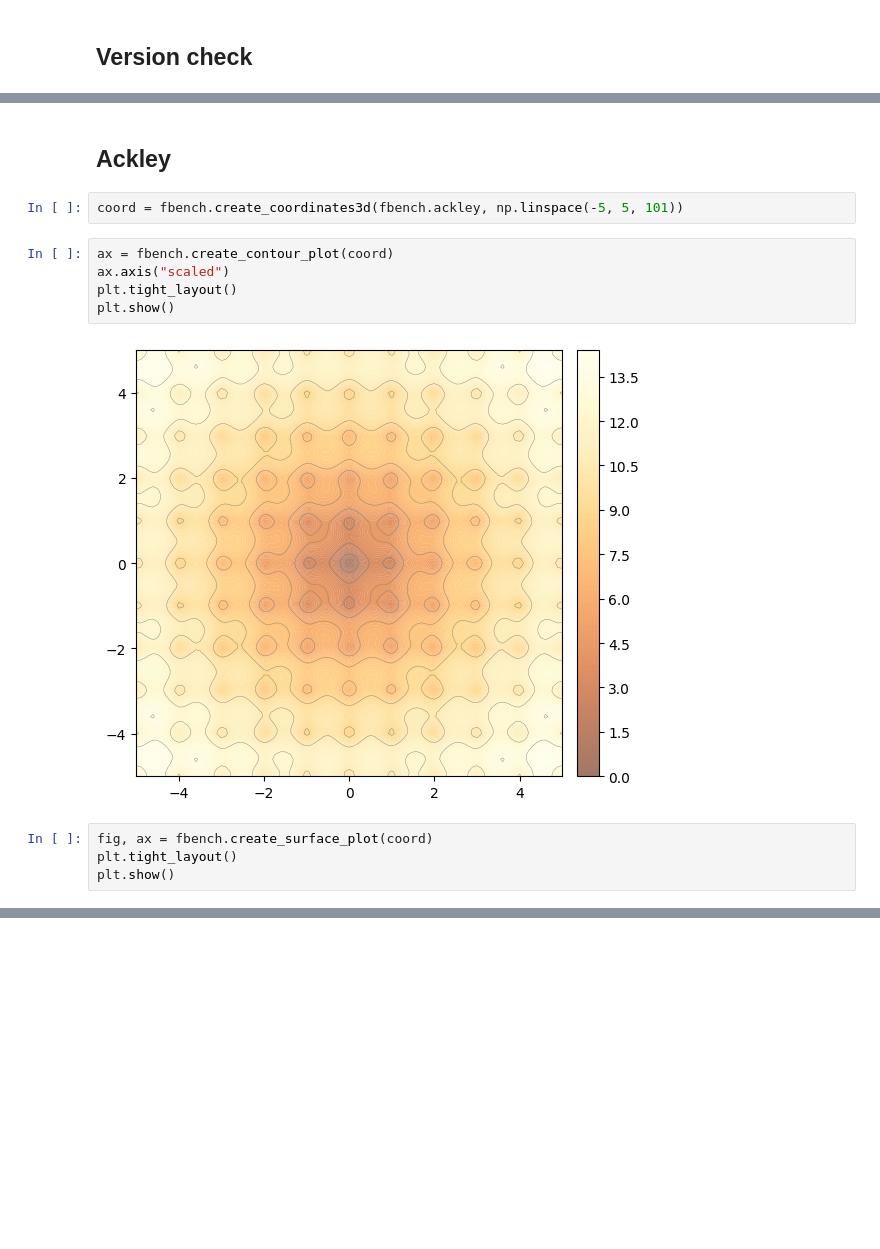
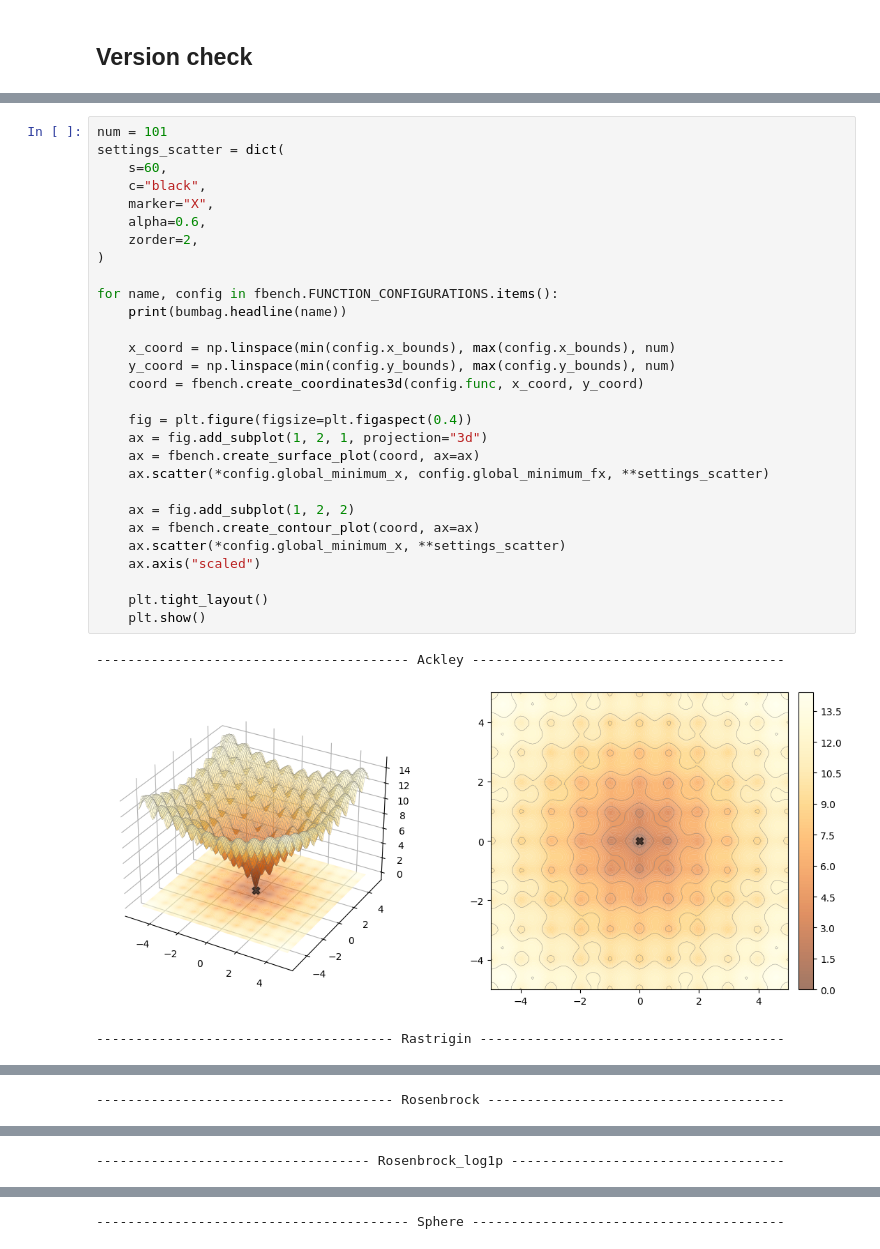
Before and after one commit to estripling/fbench, a Jupyter notebook: docs/source/fBench-functions.ipynb, the cells around one changed output, grey strips where cells are left out. Saved outputs shown, nothing was run; the diff lists cells and outputs as text; blank space fills up the shorter version.

Commit message:
feat: add function configurations (#8)
* refactor: set positional-only and keyword-only

* feat: add function configurations

```diff
--- a/docs/source/fBench-functions.ipynb
+++ b/docs/source/fBench-functions.ipynb
@@ -11,18 +12,36 @@ import fbench
 print(fbench.__version__)
 # %% [output]
 0.1.0
-# %% [markdown]
-## Ackley
-# %%
-coord = fbench.create_coordinates3d(fbench.ackley, np.linspace(-5, 5, 101))
-# %%
-ax = fbench.create_contour_plot(coord)
-ax.axis("scaled")
-plt.tight_layout()
-plt.show()
-# %% [output]
-[figure, removed]
-# %%
-fig, ax = fbench.create_surface_plot(coord)
-plt.tight_layout()
-plt.show()
+# %%
+num = 101
+settings_scatter = dict(
+    s=60,
+    c="black",
+    marker="X",
+    alpha=0.6,
+    zorder=2,
+)
+
+for name, config in fbench.FUNCTION_CONFIGURATIONS.items():
+    print(bumbag.headline(name))
+
+    x_coord = np.linspace(min(config.x_bounds), max(config.x_bounds), num)
+    y_coord = np.linspace(min(config.y_bounds), max(config.y_bounds), num)
+    coord = fbench.create_coordinates3d(config.func, x_coord, y_coord)
+
+    fig = plt.figure(figsize=plt.figaspect(0.4))
+    ax = fig.add_subplot(1, 2, 1, projection="3d")
+    ax = fbench.create_surface_plot(coord, ax=ax)
+    ax.scatter(*config.global_minimum_x, config.global_minimum_fx, **settings_scatter)
+
+    ax = fig.add_subplot(1, 2, 2)
+    ax = fbench.create_contour_plot(coord, ax=ax)
+    ax.scatter(*config.global_minimum_x, **settings_scatter)
+    ax.axis("scaled")
+
+    plt.tight_layout()
+    plt.show()
+# %% [output]
+---------------------------------------- Ackley ----------------------------------------
+[figure, added]
+-------------------------------------- Rastrigin ---------------------------------------
@@ -28,0 +49 @@ plt.show()
+-------------------------------------- Rosenbrock --------------------------------------
@@ -28,0 +51 @@ plt.show()
+----------------------------------- Rosenbrock_log1p -----------------------------------
@@ -28,0 +53 @@ plt.show()
+---------------------------------------- Sphere ----------------------------------------
```
Also changed, not shown: parts of 2 cells of this notebook, 5 other files.
